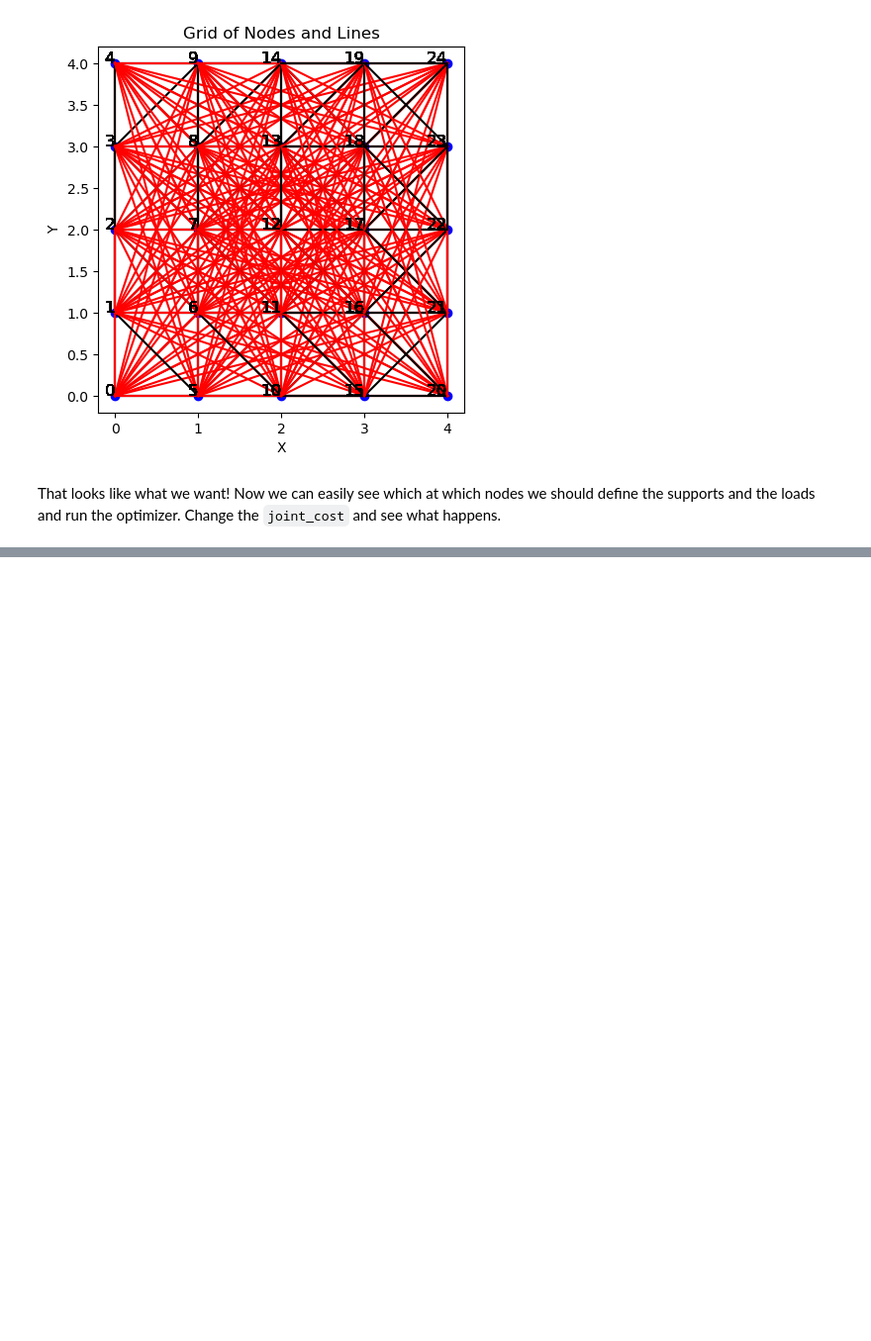
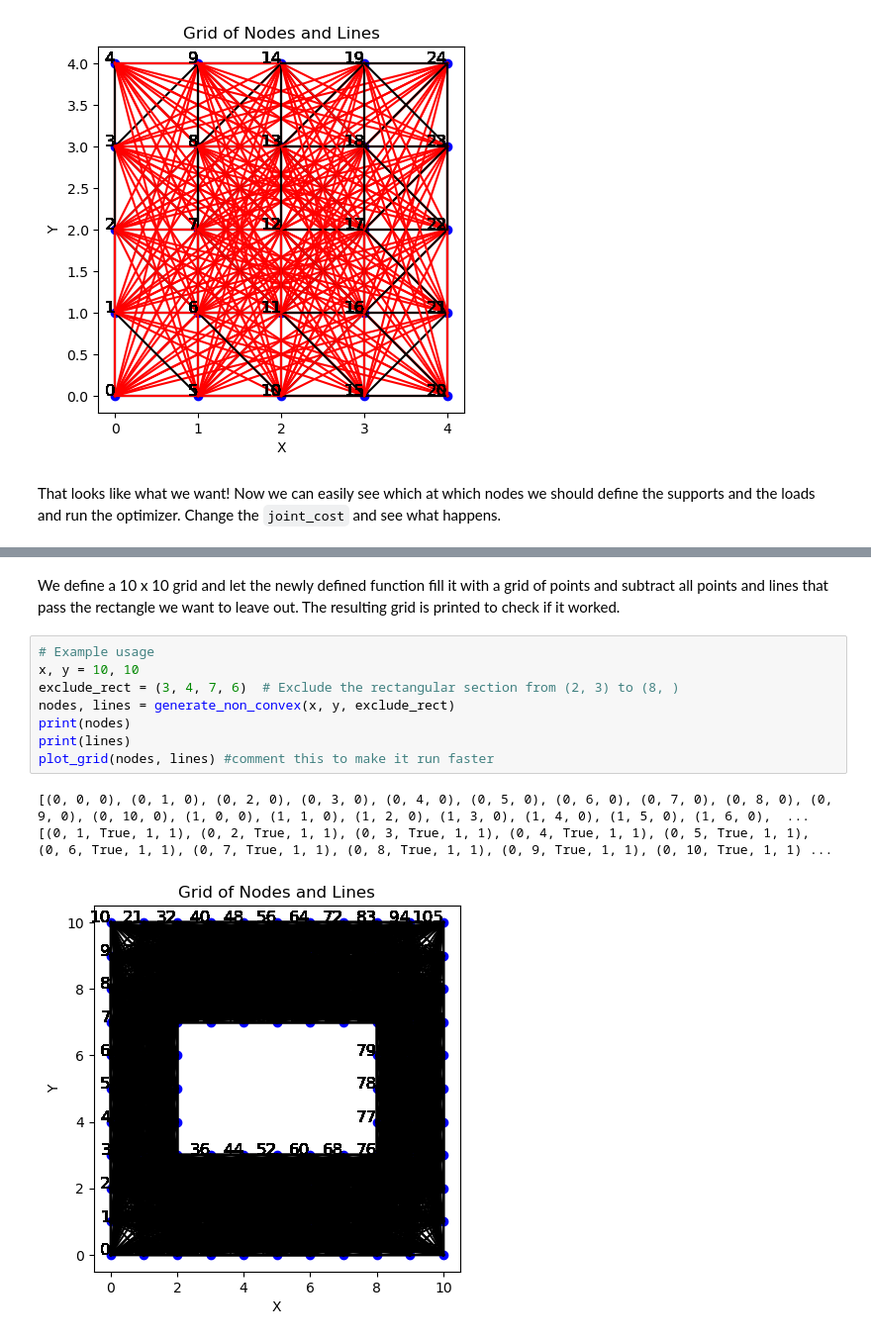
Before and after one commit to TUDelft-books/Finite-Elements-in-CEG, a Jupyter notebook: book/advanced_topics/layopt/examples.ipynb, the cells around one changed output, grey strips where cells are left out. Shown at 99% size. Drawn from its saved outputs; the diff is of its cells as text; blank space fills up the shorter version.

```diff
--- a/book/advanced_topics/layopt/examples.ipynb
+++ b/book/advanced_topics/layopt/examples.ipynb
@@ -140,0 +222,14 @@ trussopt.lo_plot(Nd, Cn, a, q, supports, loads, threshold=0.1, str='Example 2: 2
+# %% [markdown]
+We define a 10 x 10 grid and let the newly defined function fill it with a grid of points and subtract all points and lines that pass the rectangle we want to leave out. The resulting grid is printed to check if it worked.
+# %%
+# Example usage
+x, y = 10, 10
+exclude_rect = (3, 4, 7, 6)  # Exclude the rectangular section from (2, 3) to (8, )
+nodes, lines = generate_non_convex(x, y, exclude_rect)
+print(nodes)
+print(lines)
+plot_grid(nodes, lines) #comment this to make it run faster
+# %% [output]
+[(0, 0, 0), (0, 1, 0), (0, 2, 0), (0, 3, 0), (0, 4, 0), (0, 5, 0), (0, 6, 0), (0, 7, 0), (0, 8, 0), (0, 9, 0), (0, 10, 0), (1, 0, 0), (1, 1, 0), (1, 2, 0), (1, 3, 0), (1, 4, 0), (1, 5, 0), (1, 6, 0),  ...
+[(0, 1, True, 1, 1), (0, 2, True, 1, 1), (0, 3, True, 1, 1), (0, 4, True, 1, 1), (0, 5, True, 1, 1), (0, 6, True, 1, 1), (0, 7, True, 1, 1), (0, 8, True, 1, 1), (0, 9, True, 1, 1), (0, 10, True, 1, 1) ...
+[figure, added]
```
Also changed, not shown: parts of 11 cells of this notebook, 2 other files.
